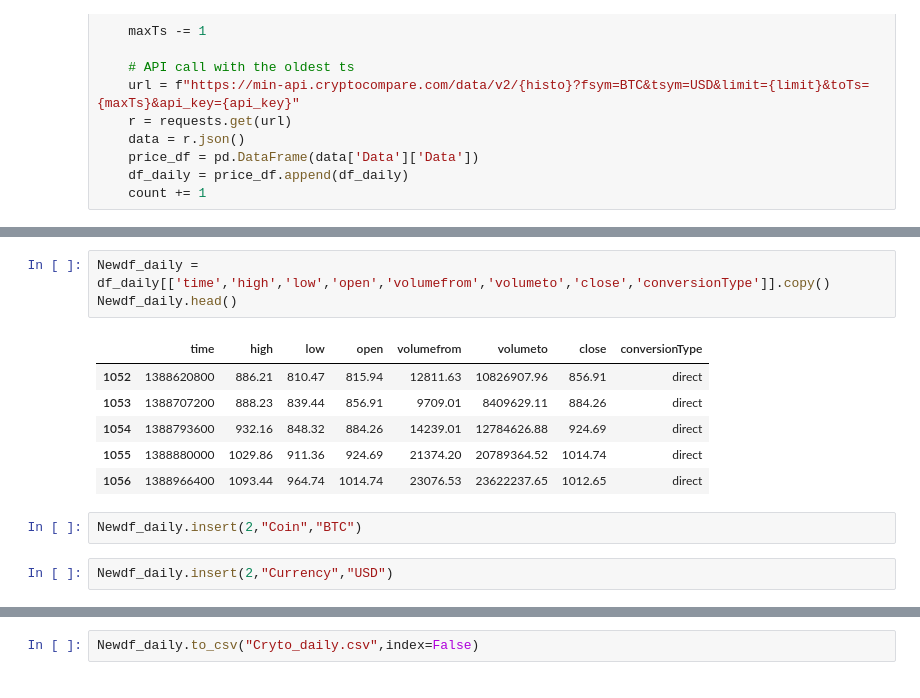
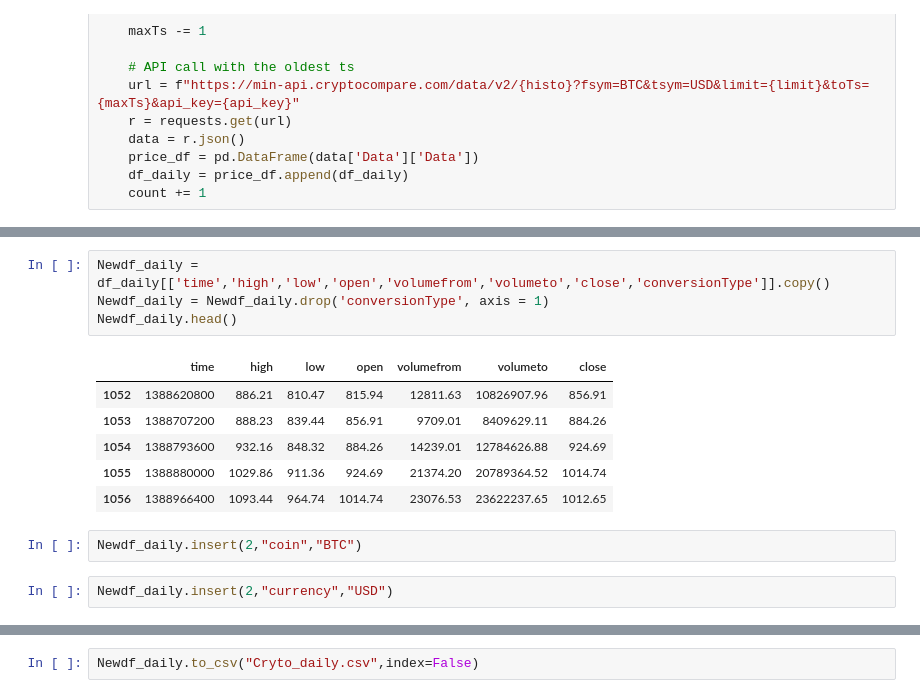
Before and after one commit to Price-Prediction-Model-Org/Price-Prediction-Model-Group, a Jupyter notebook: Crypto_ETL.ipynb, the cells around one changed output, grey strips where cells are left out. Drawn from its saved outputs; the diff is of its cells as text.

```diff
--- a/Crypto_ETL.ipynb
+++ b/Crypto_ETL.ipynb
@@ -183,18 +110,19 @@ df_daily
 2950 rows × 9 columns
 # %%
 Newdf_daily = df_daily[['time','high','low','open','volumefrom','volumeto','close','conversionType']].copy()
+Newdf_daily = Newdf_daily.drop('conversionType', axis = 1)
 Newdf_daily.head()
 # %% [output]
-|  | time | high | low | open | volumefrom | volumeto | close | conversionType |
-| 1052 | 1388620800 | 886.21 | 810.47 | 815.94 | 12811.63 | 10826907.96 | 856.91 | direct |
-| 1053 | 1388707200 | 888.23 | 839.44 | 856.91 | 9709.01 | 8409629.11 | 884.26 | direct |
-| 1054 | 1388793600 | 932.16 | 848.32 | 884.26 | 14239.01 | 12784626.88 | 924.69 | direct |
-| 1055 | 1388880000 | 1029.86 | 911.36 | 924.69 | 21374.20 | 20789364.52 | 1014.74 | direct |
-| 1056 | 1388966400 | 1093.44 | 964.74 | 1014.74 | 23076.53 | 23622237.65 | 1012.65 | direct |
+|  | time | high | low | open | volumefrom | volumeto | close |
+| 1052 | 1388620800 | 886.21 | 810.47 | 815.94 | 12811.63 | 10826907.96 | 856.91 |
+| 1053 | 1388707200 | 888.23 | 839.44 | 856.91 | 9709.01 | 8409629.11 | 884.26 |
+| 1054 | 1388793600 | 932.16 | 848.32 | 884.26 | 14239.01 | 12784626.88 | 924.69 |
+| 1055 | 1388880000 | 1029.86 | 911.36 | 924.69 | 21374.20 | 20789364.52 | 1014.74 |
+| 1056 | 1388966400 | 1093.44 | 964.74 | 1014.74 | 23076.53 | 23622237.65 | 1012.65 |
 # %%
-Newdf_daily.insert(2,"Coin","BTC")
+Newdf_daily.insert(2,"coin","BTC")
 # %%
-Newdf_daily.insert(2,"Currency","USD")
+Newdf_daily.insert(2,"currency","USD")
 # %%
 Newdf_daily.dropna()
 # %% [output]
```
Also changed, not shown: parts of 24 cells of this notebook, 1 other file.
